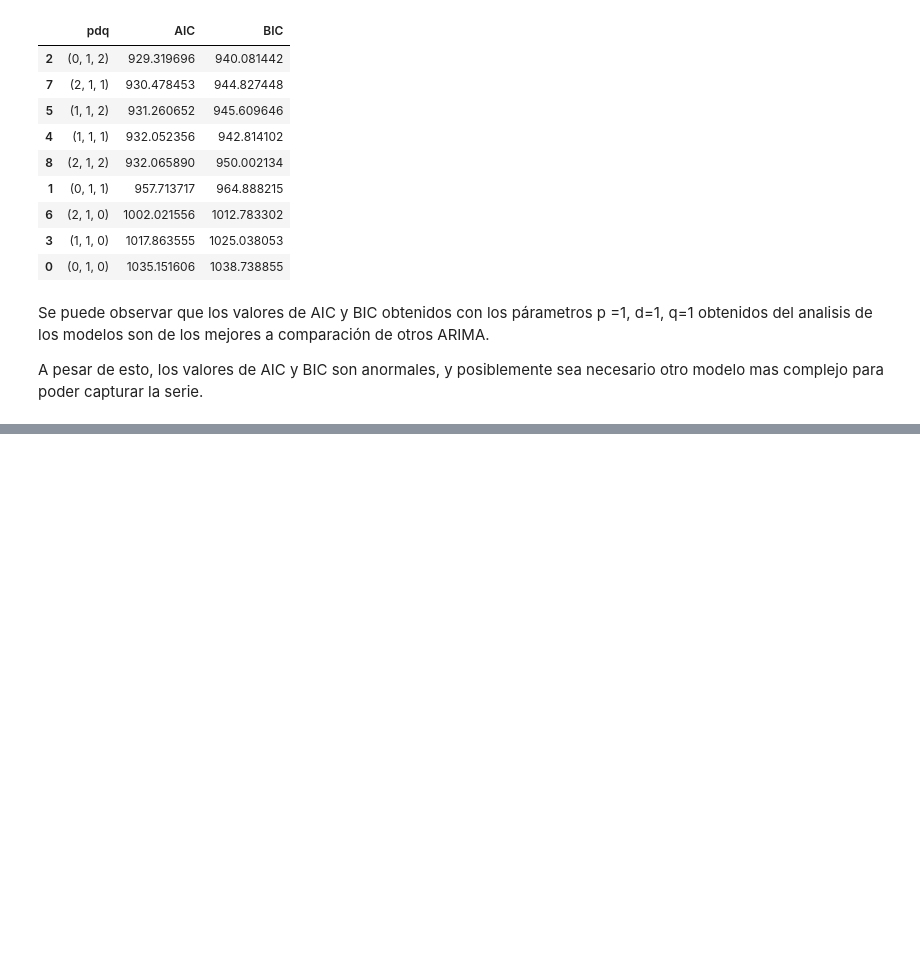
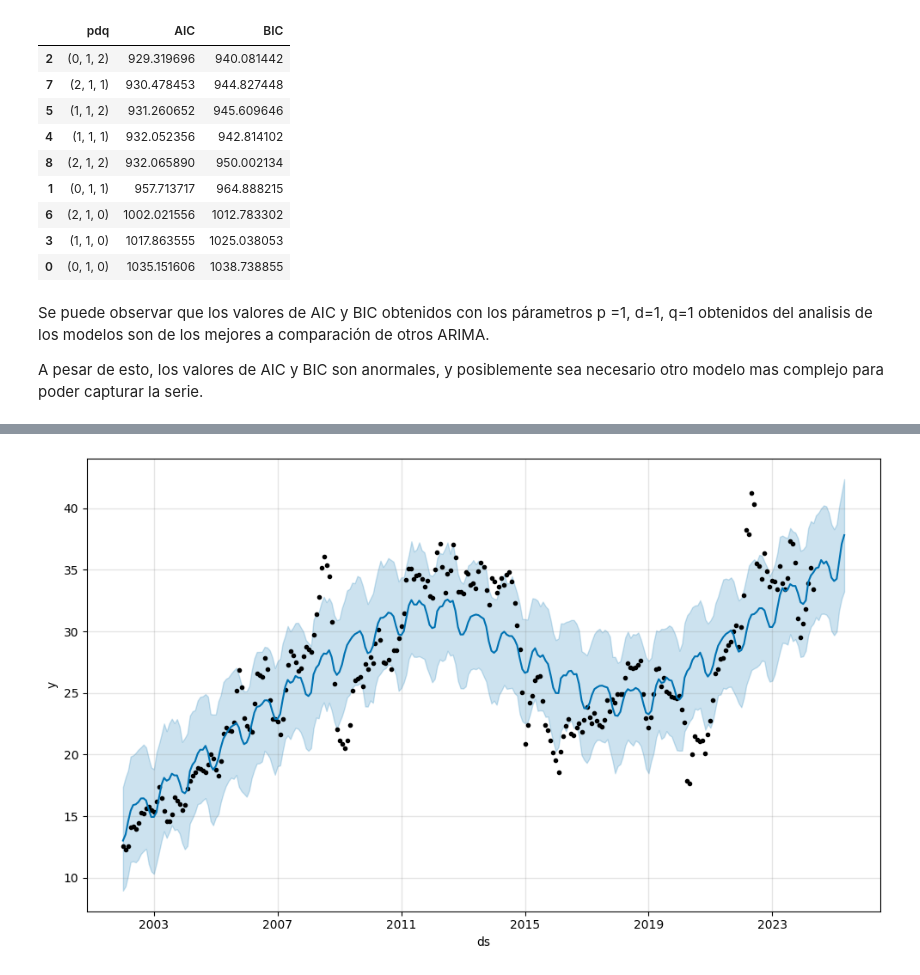
Before and after one commit to FranzCastillo/GUA-Gasoline-Analysis, a Jupyter notebook: modeling.ipynb, the cells around one changed output, grey strips where cells are left out. Saved outputs shown, nothing was run; the diff lists cells and outputs as text; code cells hidden in the pictures; blank space fills up the shorter version.

```diff
--- a/modeling.ipynb
+++ b/modeling.ipynb
@@ -803,0 +858,4 @@ A pesar de esto, los valores de AIC y BIC son anormales, y posiblemente sea nece
+# %%
+model_prophet_super.plot(forecast_super).show()
+# %% [output]
+[figure, added]
```
Also changed, not shown: parts of 11 cells of this notebook, 1 other file.
